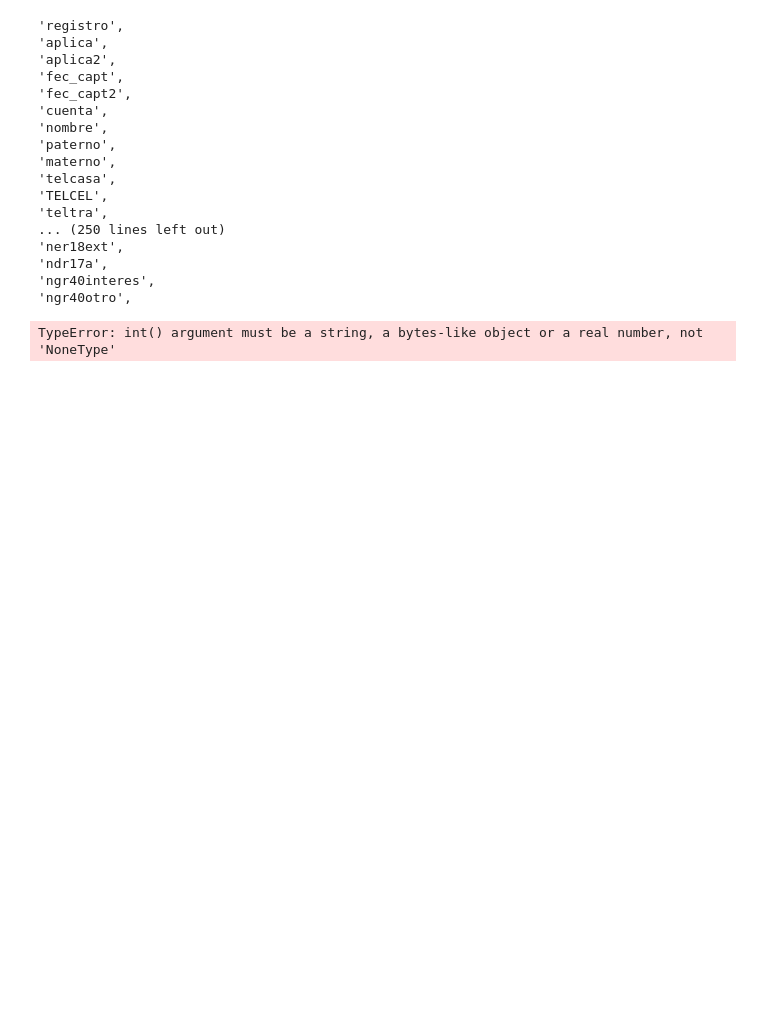
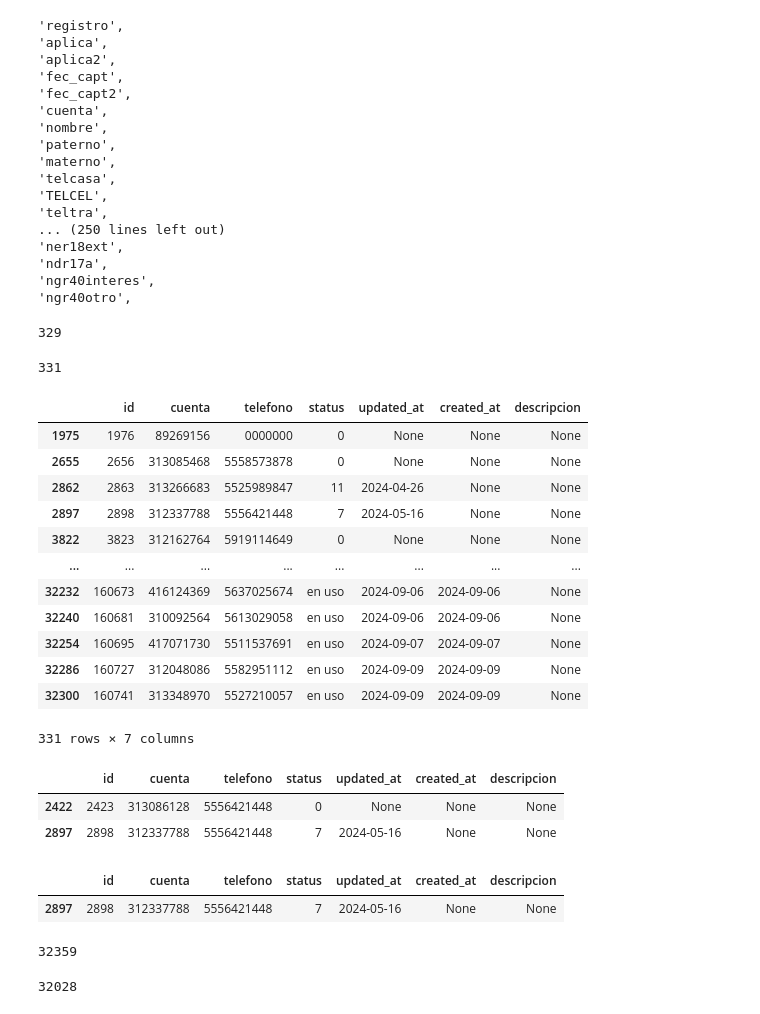
Before and after one commit to icelisipcom/PVE-polls, a Jupyter notebook: notebook.ipynb, the cells around one changed output. Saved outputs shown, nothing was run; the diff lists cells and outputs as text; code cells hidden in the pictures; blank space fills up the shorter version.

```diff
--- a/notebook.ipynb
+++ b/notebook.ipynb
@@ -859,7 +859,7 @@ correos=pd.read_sql('select * from correos',cnx)
 telefonos=pd.read_sql('select * from telefonos',cnx)
 # %%
 
-def formatear_cuenta(columna):
+def formatear_telefono(columna):
         """ Formatea los números de cuenta para que tengan un formato consistente y comparable
 
          Parámetros
@@ -880,7 +880,6 @@ def formatear_cuenta(columna):
         columna = columna.astype('str')
         # Remplazar todo lo que no es número con la cadena vacía
         columna = columna.str.replace("\D", "", regex = True)
-        # Llenar las cadenas con ceros a la izquierda para que tengan todas 9 dígitos
-        columna = columna.str.pad(width=9, side='left', fillchar='0')
+
 
         return columna
@@ -891,4 +886,45 @@ correos.loc[correos['cuenta'].astype(int).isin(correos['cuenta'].unique())].to_c
-# %%
-enc['cuenta'].astype(int)
-# %% [output]
-TypeError: int() argument must be a string, a bytes-like object or a real number, not 'NoneType'
+# %%
+telefonos=pd.read_sql('select * from telefonos',cnx)
+# %%
+# ver cantidad de duplicados antes de formatear
+len(telefonos[telefonos['telefono'].duplicated(keep='first')])
+# %% [output]
+329
+# %%
+telefonos['telefono']=formatear_telefono(telefonos['telefono'])
+# %%
+# ver cantidad de duplicados DESPUES de formatear
+len(telefonos[telefonos['telefono'].duplicated(keep='first')])
+# %% [output]
+331
+# %%
+telefonos[telefonos['telefono'].duplicated(keep='first')]
+# %% [output]
+|  | id | cuenta | telefono | status | updated_at | created_at | descripcion |
+| 1975 | 1976 | 89269156 | 0000000 | 0 | None | None | None |
+| 2655 | 2656 | 313085468 | 5558573878 | 0 | None | None | None |
+| 2862 | 2863 | 313266683 | 5525989847 | 11 | 2024-04-26 | None | None |
+| 2897 | 2898 | 312337788 | 5556421448 | 7 | 2024-05-16 | None | None |
+| 3822 | 3823 | 312162764 | 5919114649 | 0 | None | None | None |
+| ... | ... | ... | ... | ... | ... | ... | ... |
+| 32232 | 160673 | 416124369 | 5637025674 | en uso | 2024-09-06 | 2024-09-06 | None |
+| 32240 | 160681 | 310092564 | 5613029058 | en uso | 2024-09-06 | 2024-09-06 | None |
+| 32254 | 160695 | 417071730 | 5511537691 | en uso | 2024-09-07 | 2024-09-07 | None |
+| 32286 | 160727 | 312048086 | 5582951112 | en uso | 2024-09-09 | 2024-09-09 | None |
+| 32300 | 160741 | 313348970 | 5527210057 | en uso | 2024-09-09 | 2024-09-09 | None |
+331 rows × 7 columns
+# %%
+telefonos.loc[telefonos['telefono']=='5556421448']
+# %% [output]
+|  | id | cuenta | telefono | status | updated_at | created_at | descripcion |
+| 2422 | 2423 | 313086128 | 5556421448 | 0 | None | None | None |
+| 2897 | 2898 | 312337788 | 5556421448 | 7 | 2024-05-16 | None | None |
+# %%
+telefonos_sin_repetir.loc[telefonos_sin_repetir['telefono']=='5556421448']
+# %% [output]
+|  | id | cuenta | telefono | status | updated_at | created_at | descripcion |
+| 2897 | 2898 | 312337788 | 5556421448 | 7 | 2024-05-16 | None | None |
+# %%
+len(telefonos)
+# %% [output]
+32359
@@ -894,0 +933,4 @@ TypeError: int() argument must be a string, a bytes-like object or a real number
+# %%
+len(telefonos_sin_repetir)
+# %% [output]
+32028
```
Also changed, not shown: parts of 9 cells of this notebook, 1 other file.
